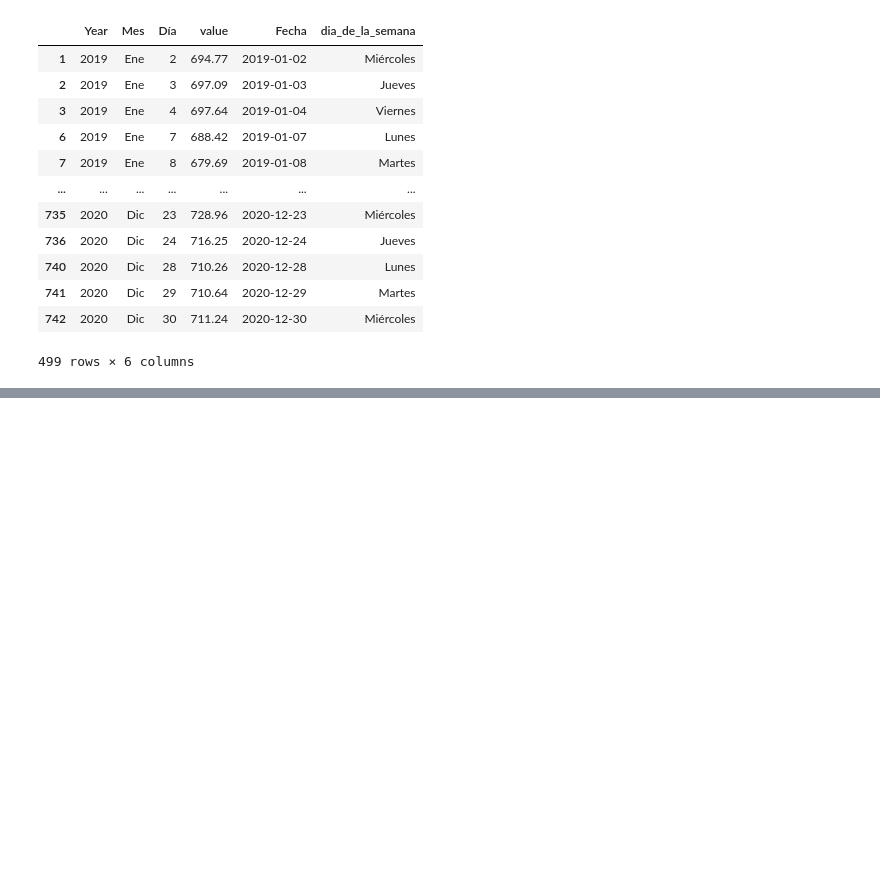
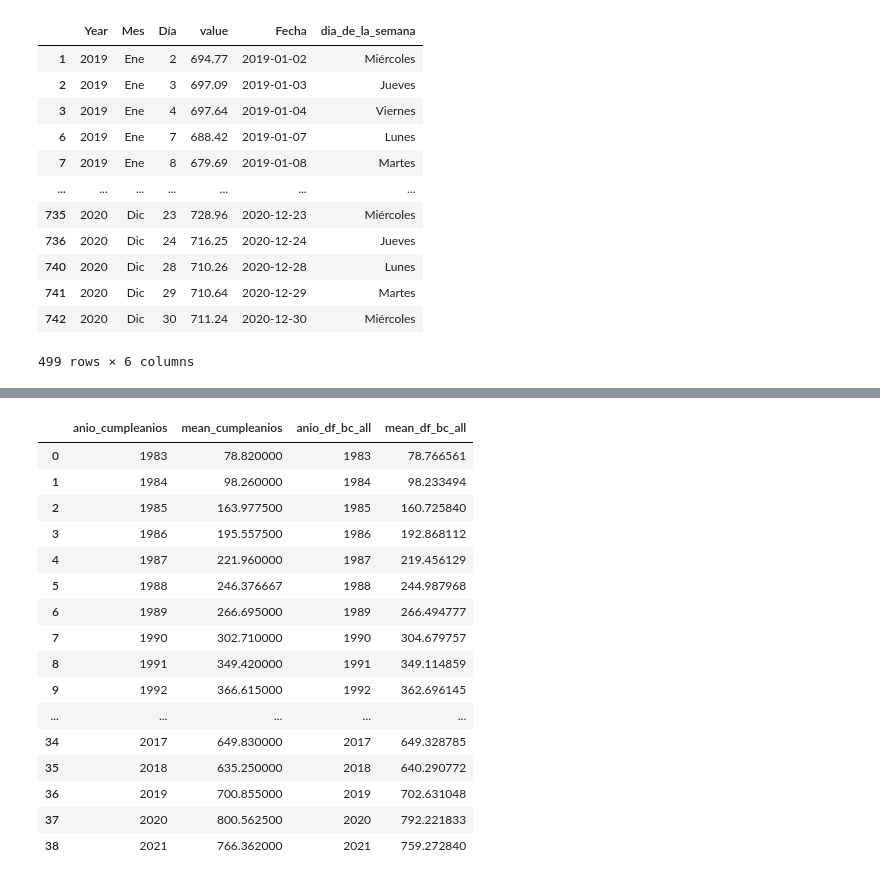
Before and after one commit to vmlandae/tarea1-add, a Jupyter notebook: notebooks/3_nb_Raveuxcl.ipynb, the cells around one changed output, grey strips where cells are left out. Saved outputs shown, nothing was run; the diff lists cells and outputs as text; code cells hidden in the pictures; blank space fills up the shorter version.

```diff
--- a/notebooks/3_nb_Raveuxcl.ipynb
+++ b/notebooks/3_nb_Raveuxcl.ipynb
@@ -577,0 +569,26 @@ df_bc_2019_2020
+# %%
+# Fechas de cumpleanios
+fecha1_mes = ['03']
+fecha1_dia = ['26']
+
+fecha2_mes = ['05']
+fecha2_dia = ['24']
+
+fecha3_mes = ['08']
+fecha3_dia = ['19']
+
+fecha4_mes = ['09']
+fecha4_dia = ['15']
+
+fecha5_mes = ['10']
+fecha5_dia = ['08']
+
+df_cumpleanios = df_bc_all[ (df_bc_all.mes.isin(fecha1_mes) & df_bc_all.dia.isin(fecha1_dia)) |
+                            (df_bc_all.mes.isin(fecha2_mes) & df_bc_all.dia.isin(fecha2_dia)) |
+                            (df_bc_all.mes.isin(fecha3_mes) & df_bc_all.dia.isin(fecha3_dia)) |
+                            (df_bc_all.mes.isin(fecha4_mes) & df_bc_all.dia.isin(fecha4_dia)) |
+                            (df_bc_all.mes.isin(fecha5_mes) & df_bc_all.dia.isin(fecha5_dia))
+                          ]
+
+df_cumpleanios = df_cumpleanios[(df_cumpleanios['anio'] != '1982') & (df_cumpleanios['anio'] != '2022')]
+df_cumpleanios
@@ -577,0 +611,3 @@ df_bc_2019_2020
+# %%
+df_cumpleanios_anios = df_cumpleanios.groupby(by=["anio"]  ,as_index = False)["1.Dólar observado"].mean()
+df_cumpleanios_anios
@@ -577,0 +632,26 @@ df_bc_2019_2020
+# %%
+df_bc_all_1983_2021 =  df_bc_all[(df_bc_all['anio'] != '1982') & (df_bc_all['anio'] != '2022')]
+df_bc_all_1983_2021 = df_bc_all_1983_2021.groupby(by=["anio"]  ,as_index = False)["1.Dólar observado"].mean()
+# %%
+columns_comparate = ['anio_cumpleanios', 'mean_cumpleanios','anio_df_bc_all','mean_df_bc_all']
+df_comparate = pd.concat([df_cumpleanios_anios,df_bc_all_1983_2021], axis = 1)
+df_comparate.columns = columns_comparate
+df_comparate
+# %% [output]
+|  | anio_cumpleanios | mean_cumpleanios | anio_df_bc_all | mean_df_bc_all |
+| 0 | 1983 | 78.820000 | 1983 | 78.766561 |
+| 1 | 1984 | 98.260000 | 1984 | 98.233494 |
+| 2 | 1985 | 163.977500 | 1985 | 160.725840 |
+| 3 | 1986 | 195.557500 | 1986 | 192.868112 |
+| 4 | 1987 | 221.960000 | 1987 | 219.456129 |
+| 5 | 1988 | 246.376667 | 1988 | 244.987968 |
+| 6 | 1989 | 266.695000 | 1989 | 266.494777 |
+| 7 | 1990 | 302.710000 | 1990 | 304.679757 |
+| 8 | 1991 | 349.420000 | 1991 | 349.114859 |
+| 9 | 1992 | 366.615000 | 1992 | 362.696145 |
+| ... | ... | ... | ... | ... |
+| 34 | 2017 | 649.830000 | 2017 | 649.328785 |
+| 35 | 2018 | 635.250000 | 2018 | 640.290772 |
+| 36 | 2019 | 700.855000 | 2019 | 702.631048 |
+| 37 | 2020 | 800.562500 | 2020 | 792.221833 |
+| 38 | 2021 | 766.362000 | 2021 | 759.272840 |
```
Also changed, not shown: parts of 6 cells of this notebook.
